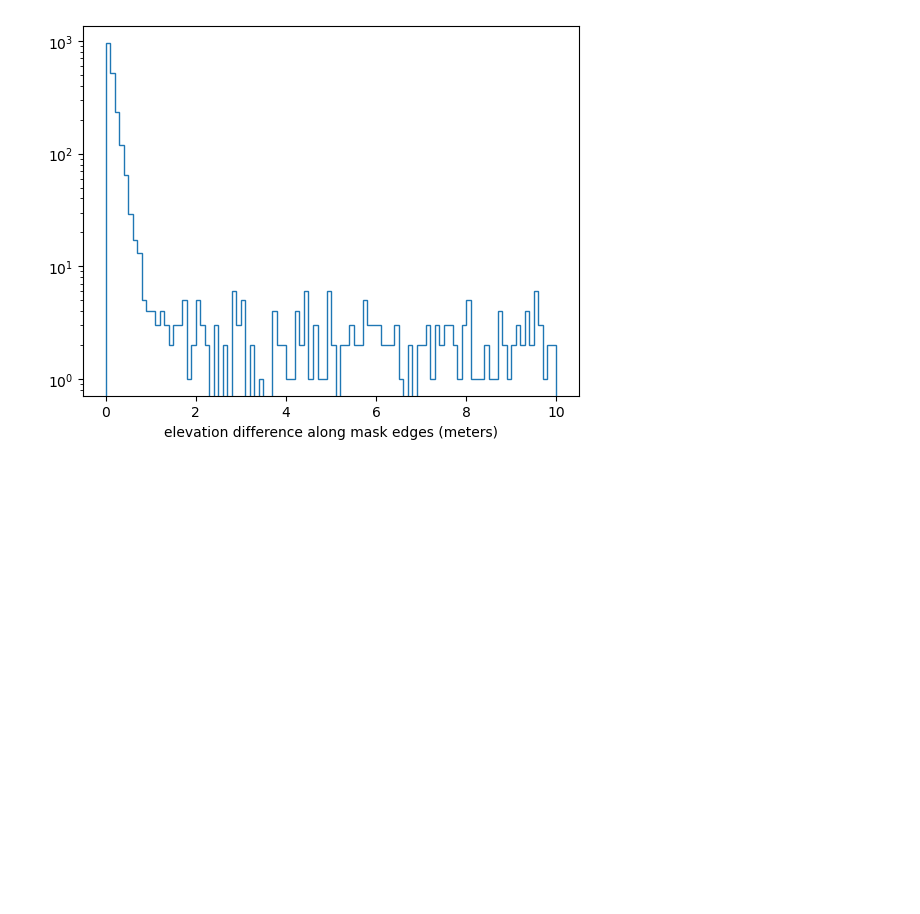
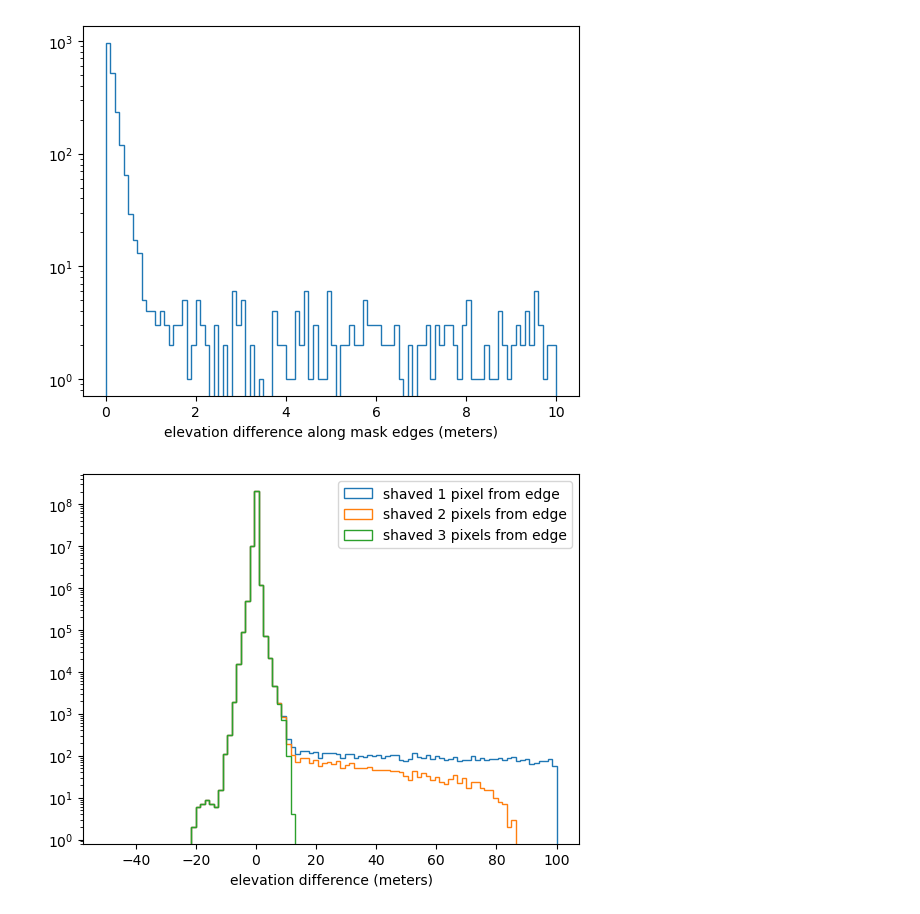
Before and after one commit to dsi-rse/gully-map, a Jupyter notebook: notebooks/understand-elevation-difference.ipynb, the cells around one changed output. Drawn from its saved outputs; the diff is of its cells as text; code cells hidden in the pictures; blank space fills up the shorter version.

```diff
--- a/notebooks/understand-elevation-difference.ipynb
+++ b/notebooks/understand-elevation-difference.ipynb
@@ -117,3 +118,23 @@ ax.set_xlabel("elevation difference along mask edges (meters)")
 None
 # %% [output]
 [figure]
+# %%
+fig, ax = plt.subplots()
+
+tmp_mask = scipy.ndimage.binary_erosion(mask, iterations=1)
+ax.hist(elevation2022[tmp_mask] - elevation2013[tmp_mask], bins=100, range=(-50, 100), histtype="step", label="shaved 1 pixel from edge")
+
+tmp_mask = scipy.ndimage.binary_erosion(mask, iterations=2)
+ax.hist(elevation2022[tmp_mask] - elevation2013[tmp_mask], bins=100, range=(-50, 100), histtype="step", label="shaved 2 pixels from edge")
+
+tmp_mask = scipy.ndimage.binary_erosion(mask, iterations=3)
+ax.hist(elevation2022[tmp_mask] - elevation2013[tmp_mask], bins=100, range=(-50, 100), histtype="step", label="shaved 3 pixels from edge")
+
+ax.legend(loc="upper right")
+
+ax.set_yscale("log")
+ax.set_xlabel("elevation difference (meters)")
+
+None
+# %% [output]
+[figure, added]
```
Also changed, not shown: parts of 6 cells of this notebook, 1 other file.
